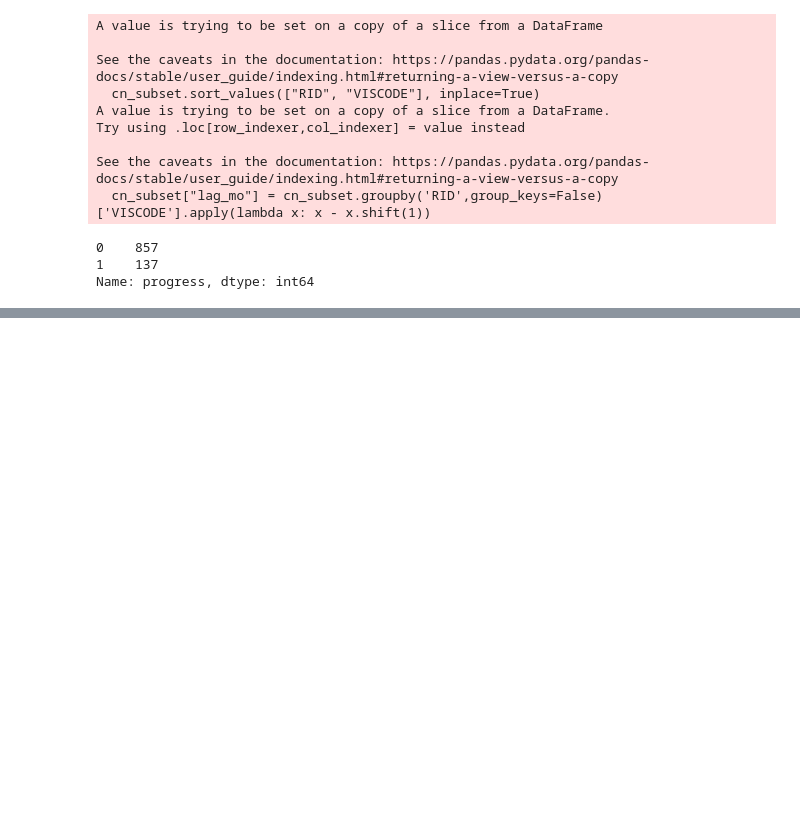
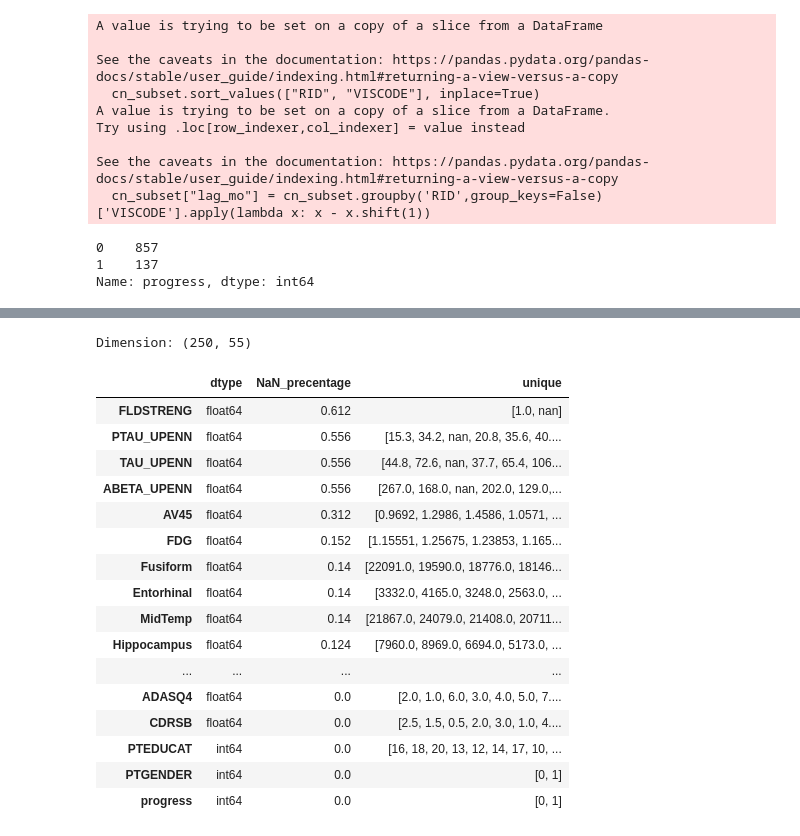
Before and after one commit to tctsung/AD_boosting, a Jupyter notebook: data_augmentation.ipynb, the cells around one changed output, grey strips where cells are left out. Saved outputs shown, nothing was run; the diff lists cells and outputs as text; code cells hidden in the pictures; blank space fills up the shorter version.

```diff
--- a/data_augmentation.ipynb
+++ b/data_augmentation.ipynb
@@ -150,2 +180,23 @@ Name: progress, dtype: int64
+# %%
+d_overview(mci_wv23)
+# %% [output]
+Dimension: (250, 55)
+|  | dtype | NaN_precentage | unique |
+| FLDSTRENG | float64 | 0.612 | [1.0, nan] |
+| PTAU_UPENN | float64 | 0.556 | [15.3, 34.2, nan, 20.8, 35.6, 40.... |
+| TAU_UPENN | float64 | 0.556 | [44.8, 72.6, nan, 37.7, 65.4, 106... |
+| ABETA_UPENN | float64 | 0.556 | [267.0, 168.0, nan, 202.0, 129.0,... |
+| AV45 | float64 | 0.312 | [0.9692, 1.2986, 1.4586, 1.0571, ... |
+| FDG | float64 | 0.152 | [1.15551, 1.25675, 1.23853, 1.165... |
+| Fusiform | float64 | 0.14 | [22091.0, 19590.0, 18776.0, 18146... |
+| Entorhinal | float64 | 0.14 | [3332.0, 4165.0, 3248.0, 2563.0, ... |
+| MidTemp | float64 | 0.14 | [21867.0, 24079.0, 21408.0, 20711... |
+| Hippocampus | float64 | 0.124 | [7960.0, 8969.0, 6694.0, 5173.0, ... |
+| ... | ... | ... | ... |
+| ADASQ4 | float64 | 0.0 | [2.0, 1.0, 6.0, 3.0, 4.0, 5.0, 7.... |
+| CDRSB | float64 | 0.0 | [2.5, 1.5, 0.5, 2.0, 3.0, 1.0, 4.... |
+| PTEDUCAT | int64 | 0.0 | [16, 18, 20, 13, 12, 14, 17, 10, ... |
+| PTGENDER | int64 | 0.0 | [0, 1] |
+| progress | int64 | 0.0 | [0, 1] |
 # %%
 df_mci.to_csv('../clean_data/df_mci.csv', index=False)
```
Also changed, not shown: parts of 6 cells of this notebook, 1 other file.
